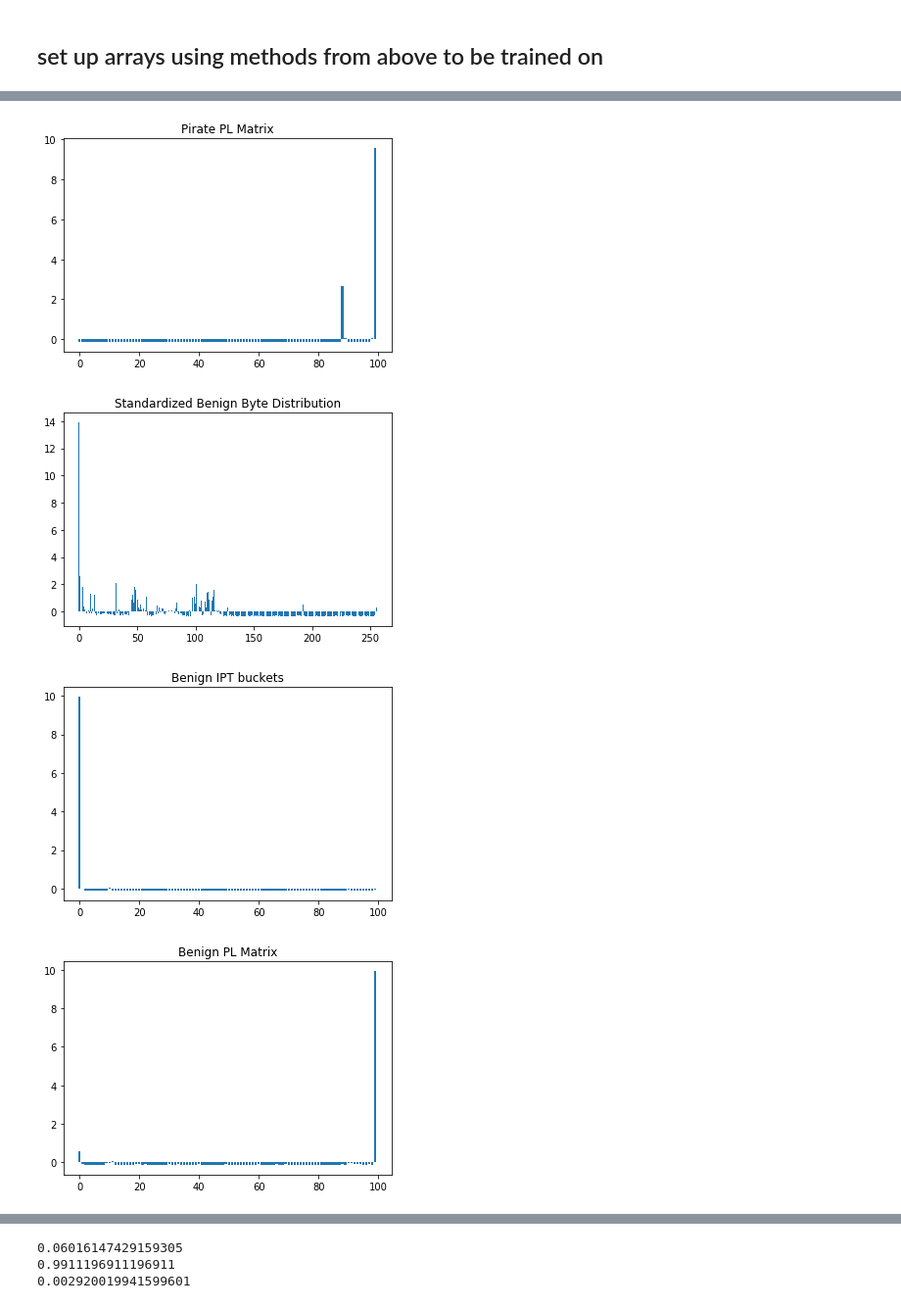
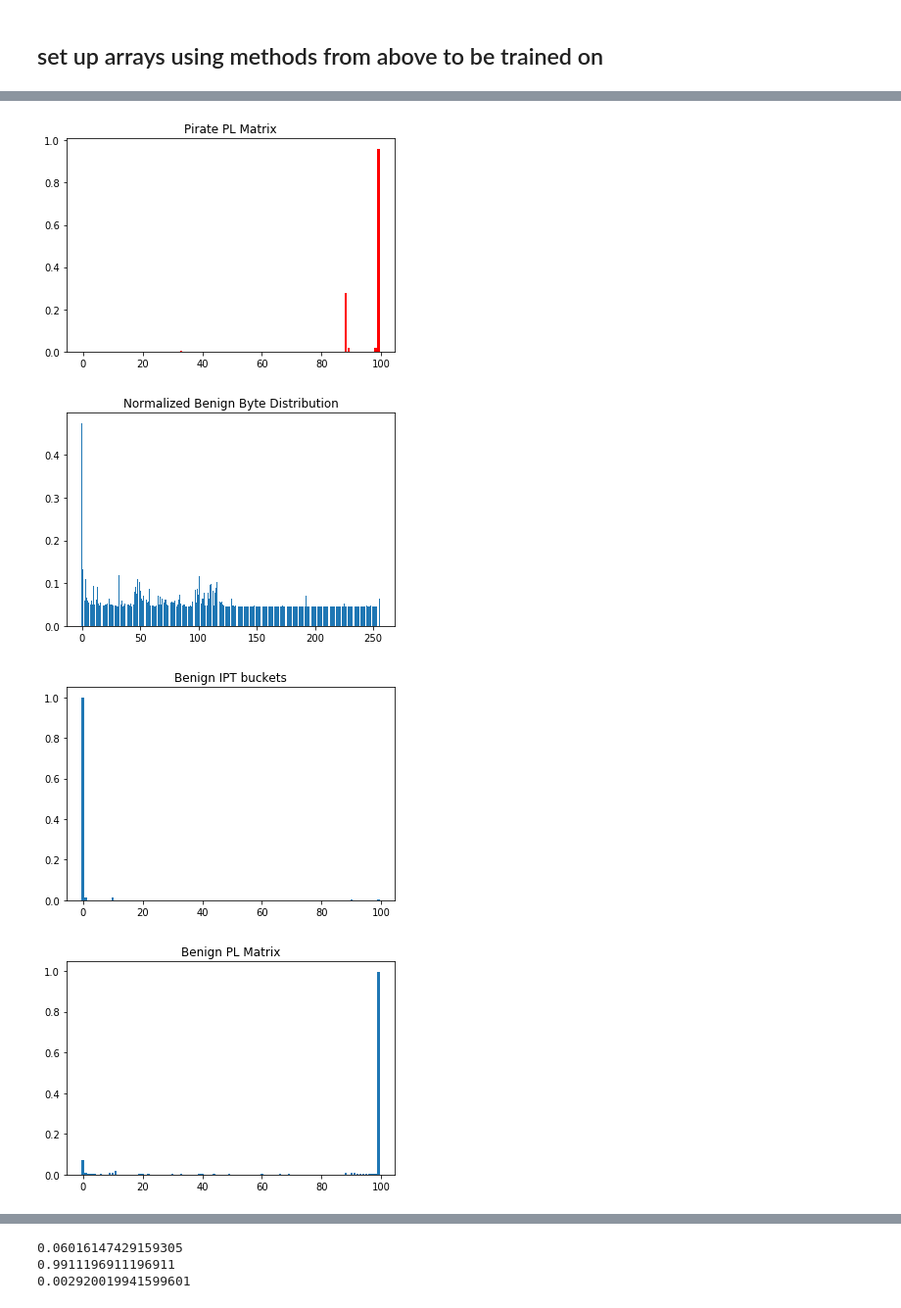
Before and after one commit to Alienekoo/PirateFinder, a Jupyter notebook: flow_classifier.ipynb, the cells around one changed output, grey strips where cells are left out. Shown: that part at 98% size. Saved outputs shown, nothing was run; the diff lists cells and outputs as text; code cells hidden in the pictures.

```diff
--- a/flow_classifier.ipynb
+++ b/flow_classifier.ipynb
@@ -366,41 +375,41 @@ plt.show()
 # %%
-p_pl = p_pl.flatten()
-y_pos = np.arange(len(p_pl))
-x = preprocessing.scale(p_pl)
-plt.bar(y_pos, x)
+p_pl1 = p_pl.flatten().tolist()
+y_pos = np.arange(len(p_pl1))
+x = preprocessing.normalize([p_pl1])
+plt.bar(y_pos, x[0], color='r')
 plt.title('Pirate PL Matrix')
 plt.show()
 # %% [output]
-[figure, old version]
+[figure, new version]
 # %%
 set_up_array(b_train_coll, b_train, b_train_l, 0, 0)
 set_up_array(b_test_coll, b_test, b_test_l, 0)
 # %%
 y_pos = np.arange(len(b_byte_dist_h))
-x = preprocessing.scale(b_byte_dist_h)
-plt.bar(y_pos, x)
-plt.title("Standardized Benign Byte Distribution")
+x = preprocessing.normalize([b_byte_dist_h])
+plt.bar(y_pos, x[0])
+plt.title("Normalized Benign Byte Distribution")
 plt.show()
 # %% [output]
-[figure, old version]
+[figure, new version]
 # %%
-b_ipt_h = b_ipt_h.flatten()
-y_pos = np.arange(len(b_ipt_h))
-x = preprocessing.scale(b_ipt_h)
-plt.bar(y_pos, x)
+b_ipt_h1 = b_ipt_h.flatten().tolist()
+y_pos = np.arange(len(b_ipt_h1))
+x = preprocessing.normalize([b_ipt_h1])
+plt.bar(y_pos, x[0])
 plt.title("Benign IPT buckets")
 plt.show()
 # %% [output]
-[figure, old version]
+[figure, new version]
 # %%
-b_pl = b_pl.flatten()
-y_pos = np.arange(len(b_pl))
-x = preprocessing.scale(b_pl)
-plt.bar(y_pos, x)
+b_pl1 = b_pl.flatten().tolist()
+y_pos = np.arange(len(b_pl1))
+x = preprocessing.normalize([b_pl1])
+plt.bar(y_pos, x[0])
 plt.title('Benign PL Matrix')
 plt.show()
 # %% [output]
-[figure, old version]
+[figure, new version]
 # %%
 by_pos = np.arange(len(b_byte_dist_h))
 b = preprocessing.normalize([b_byte_dist_h])
```
Also changed, not shown: parts of 15 cells of this notebook, 1 other file.
